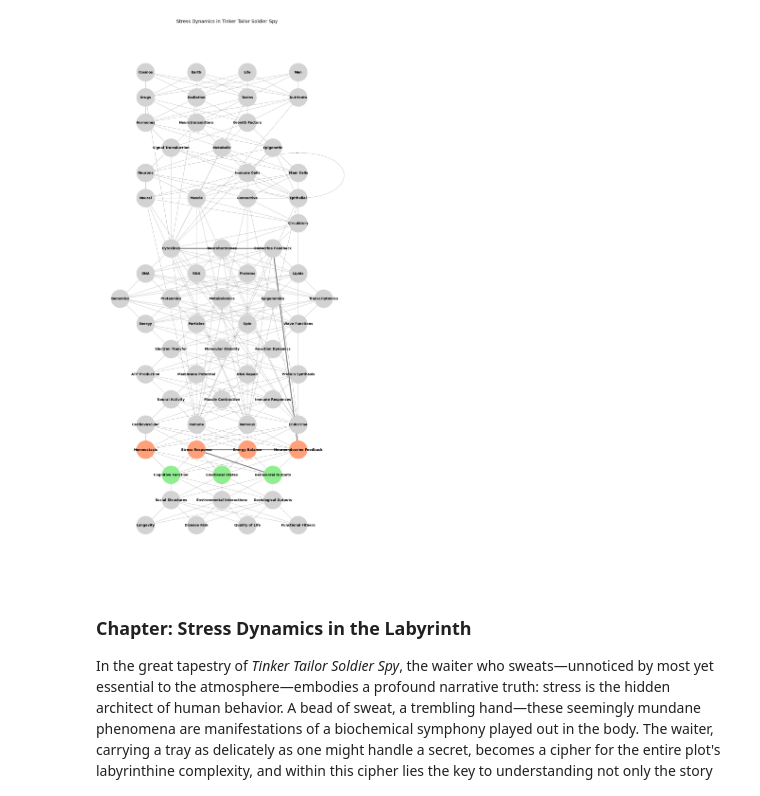
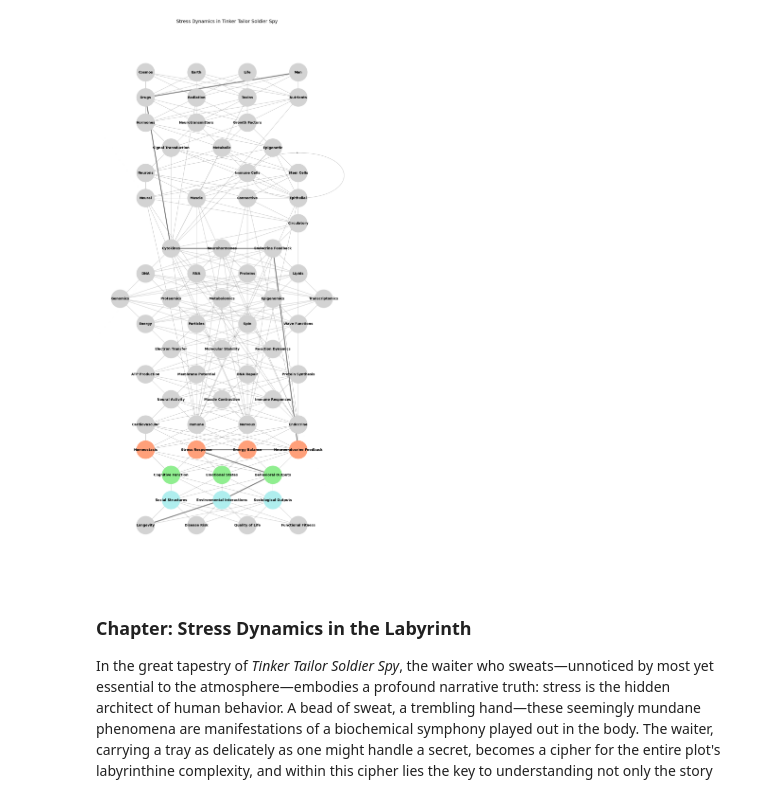
Before and after one commit to abikesa/app, a Jupyter notebook: kitabo/ensi/_build/jupyter_execute/act3/part3/part3_2.ipynb, the cells around one changed output. Cells and saved outputs as stored; diff of their text form; code cells hidden in the pictures.

```diff
--- a/kitabo/ensi/_build/jupyter_execute/act3/part3/part3_2.ipynb
+++ b/kitabo/ensi/_build/jupyter_execute/act3/part3/part3_2.ipynb
@@ -827,6 +827,7 @@ This chapter could be a pivotal piece in your broader narrative. It connects cap
 
 ## Tinker Tailor Soldier Spy
 # %%
+
 import networkx as nx
 import matplotlib.pyplot as plt
 
@@ -890,7 +891,8 @@ for i, (layer_name, nodes) in enumerate(full_layers.items()):
 # Define specific colors for the Stress Dynamics pathway
 highlighted_layers = {
     "Physiological States": "lightsalmon",
-    "Behavioral and Psychological Outcomes": "lightgreen"
+    "Behavioral and Psychological Outcomes": "lightgreen",
+    "Sociological and Environmental Interactions": "paleturquoise"
 }
 
 node_colors = []
@@ -898,35 +900,42 @@ for node in G_full_biology.nodes():
     for layer_name, color in highlighted_layers.items():
         if node in full_layers[layer_name]:
             node_colors.append(color)
             break
     else:
         node_colors.append("lightgray")
 
 # Highlight the Stress Pathway
 stress_path = [
-    "Cytokines", "Endocrine Feedback", "Neuroendocrine Feedback", "Stress Response", "Behavioral Outputs"
+    "Man",
+    "Drugs",
+    "Cytokines", "Endocrine Feedback",
+    "Neuroendocrine Feedback", "Stress Response",
+    "Behavioral Outputs",
+    "Environmental Interactions",
+    "Longevity"
+
 ]
 
 for i in range(len(stress_path) - 1):
     G_full_biology.add_edge(stress_path[i], stress_path[i + 1], weight=5)
 
 edge_widths = []
 for u, v in G_full_biology.edges():
     if (u, v) in zip(stress_path, stress_path[1:]):
         edge_widths.append(3)  # Highlighted path
     else:
         edge_widths.append(0.5)
 
 # Draw the graph
 plt.figure(figsize=(14, 30))
 nx.draw_networkx_nodes(G_full_biology, pos_full_biology, node_size=3000, node_color=node_colors)
 nx.draw_networkx_labels(G_full_biology, pos_full_biology, font_size=10, font_weight="bold")
 nx.draw_networkx_edges(G_full_biology, pos_full_biology, width=edge_widths, edge_color="gray")
 plt.title("Stress Dynamics in Tinker Tailor Soldier Spy", fontsize=14)
 plt.axis('off')
 plt.show()
 # %% [output]
-[figure, old version]
+[figure, new version]
 # %% [markdown]
 ### **Chapter: Stress Dynamics in the Labyrinth**
 
```
Also changed, not shown: 9 other files.
